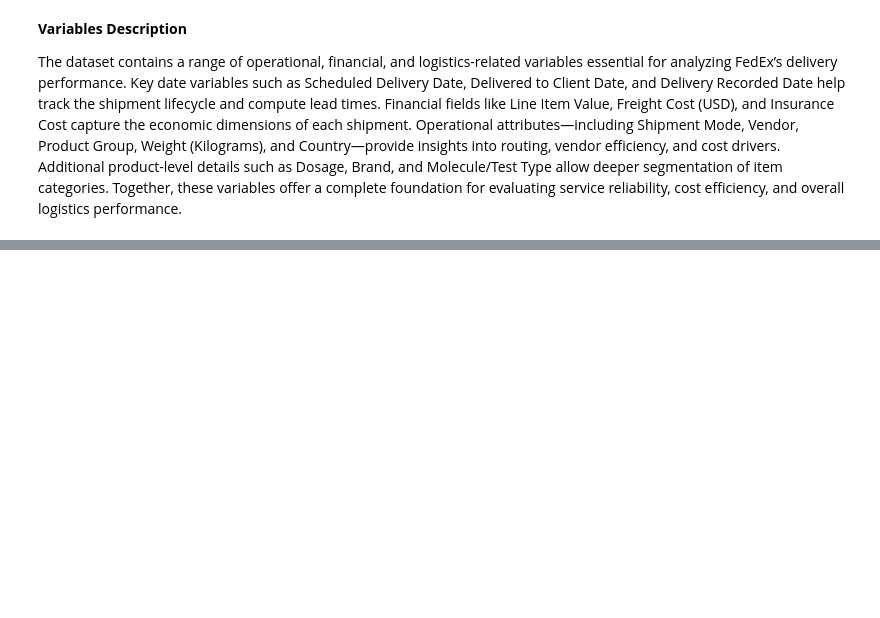
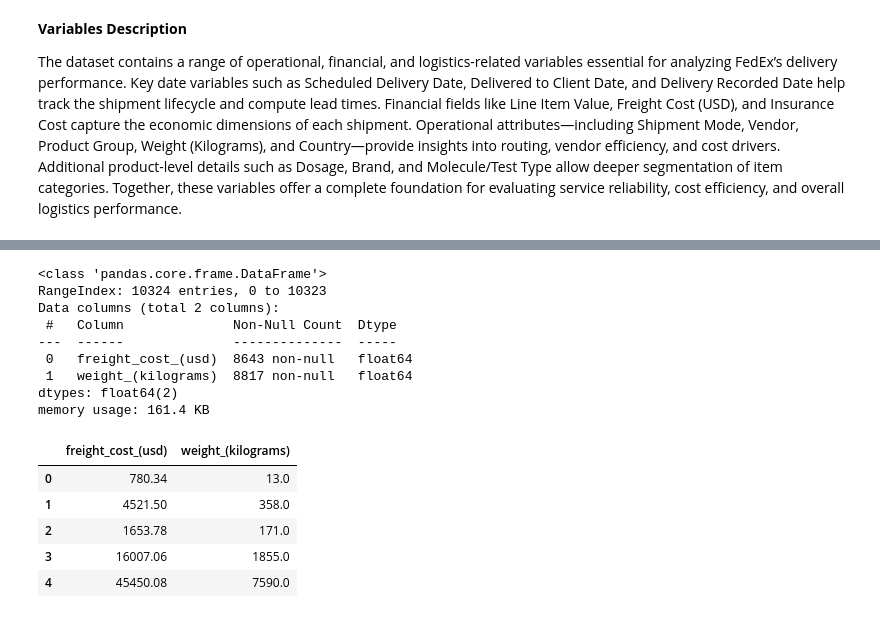
Before and after one commit to kush-aman-147/FedEx-Logistics-Performance-Analysis-, a Jupyter notebook: Performance_Analysis.ipynb, the cells around one changed output, grey strips where cells are left out. Drawn from its saved outputs; the diff is of its cells as text; code cells hidden in the pictures; blank space fills up the shorter version.

Commit message:
"Data Visualization & Bussiness Solutions"

```diff
--- a/Performance_Analysis.ipynb
+++ b/Performance_Analysis.ipynb
@@ -139,0 +204,3 @@ The dataset contains a range of operational, financial, and logistics-related va
+# %%
+# on-Time delivery flag
+fedEx_df["on_time"] = nb.where(fedEx_df['delivered_to_client_date'] > fedEx_df['scheduled_delivery_date'],1,0)
@@ -139,0 +216,31 @@ The dataset contains a range of operational, financial, and logistics-related va
+# %%
+#Convert weight(kilograms) and freight_cost(USD) datatype 'object' into 'float'
+fedEx_df['weight_(kilograms)'] = fedEx_df['weight_(kilograms)'].astype(str).str.replace(",","").str.replace("$","").str.extract(r'(\d*\.?\d+)')
+
+fedEx_df['weight_(kilograms)'] = pd.to_numeric(fedEx_df['weight_(kilograms)'] , errors='coerce')
+
+
+#Clean freight_cost(usd)
+fedEx_df['freight_cost_(usd)'] = fedEx_df['freight_cost_(usd)'].astype(str).str.replace(",","").str.replace("$","").str.extract(r'(\d*\.?\d+)')
+
+fedEx_df['freight_cost_(usd)'] = pd.to_numeric(fedEx_df['freight_cost_(usd)'] , errors='coerce')
+
+#Verify conversions
+fedEx_df[['freight_cost_(usd)','weight_(kilograms)']].info()
+fedEx_df[['freight_cost_(usd)','weight_(kilograms)']].head()
+# %% [output]
+<class 'pandas.core.frame.DataFrame'>
+RangeIndex: 10324 entries, 0 to 10323
+Data columns (total 2 columns):
+ #   Column              Non-Null Count  Dtype
+---  ------              --------------  -----
+ 0   freight_cost_(usd)  8643 non-null   float64
+ 1   weight_(kilograms)  8817 non-null   float64
+dtypes: float64(2)
+memory usage: 161.4 KB
+|  | freight_cost_(usd) | weight_(kilograms) |
+| 0 | 780.34 | 13.0 |
+| 1 | 4521.50 | 358.0 |
+| 2 | 1653.78 | 171.0 |
+| 3 | 16007.06 | 1855.0 |
+| 4 | 45450.08 | 7590.0 |
```
Also changed, not shown: parts of 11 cells of this notebook.
